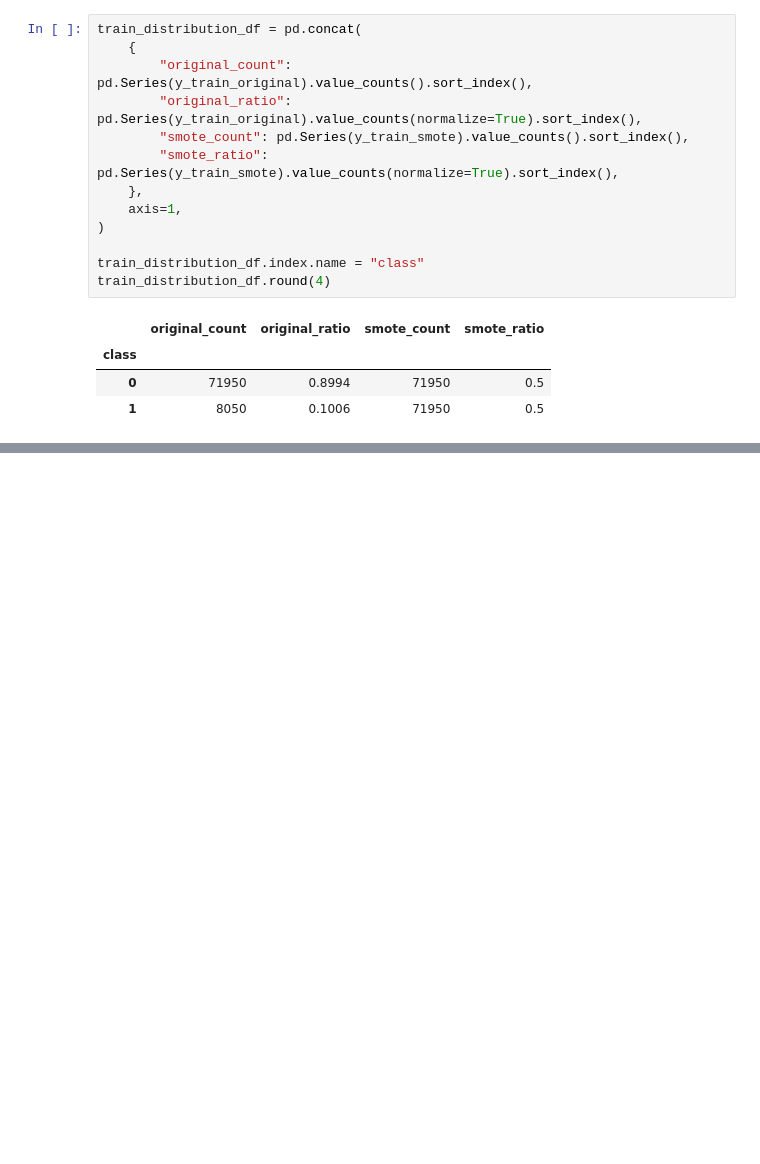
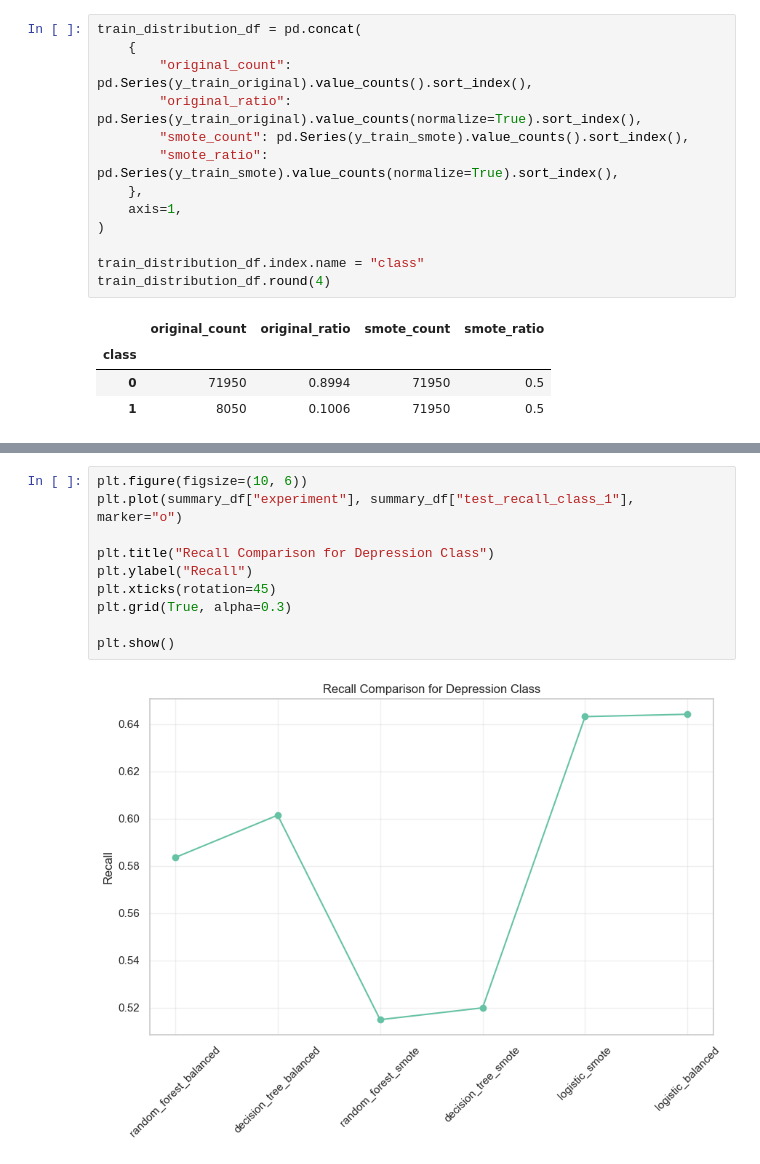
Before and after one commit to khawlah-dev/UN_STUD_ML, a Jupyter notebook: notebooks/Model_Development.ipynb, the cells around one changed output, grey strips where cells are left out. Drawn from its saved outputs; the diff is of its cells as text; blank space fills up the shorter version.

```diff
--- a/notebooks/Model_Development.ipynb
+++ b/notebooks/Model_Development.ipynb
@@ -647,0 +540,12 @@ plt.show()
+# %%
+plt.figure(figsize=(10, 6))
+plt.plot(summary_df["experiment"], summary_df["test_recall_class_1"], marker="o")
+
+plt.title("Recall Comparison for Depression Class")
+plt.ylabel("Recall")
+plt.xticks(rotation=45)
+plt.grid(True, alpha=0.3)
+
+plt.show()
+# %% [output]
+[figure, added]
```
Also changed, not shown: parts of 55 cells of this notebook, 16 other files.
